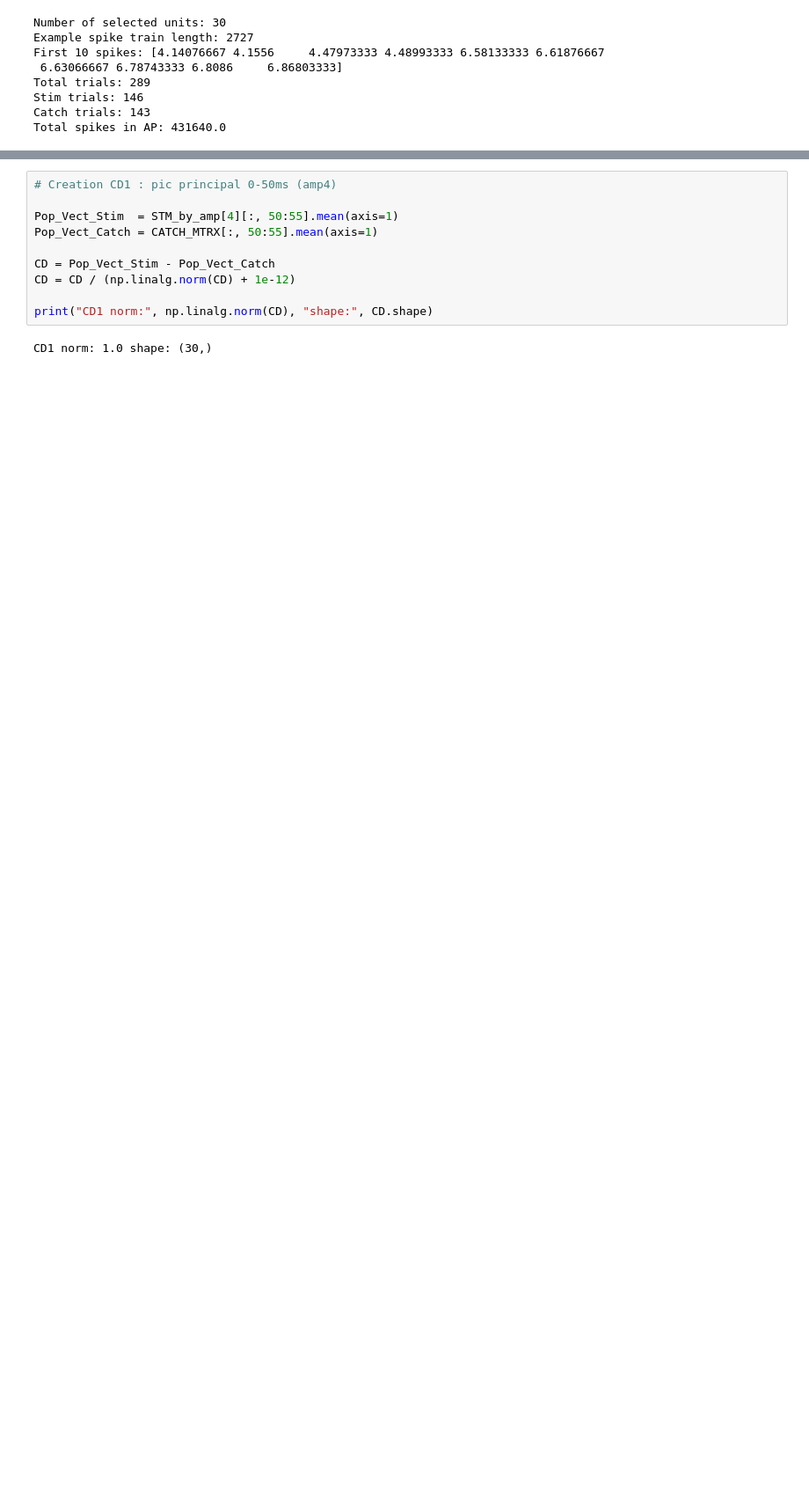
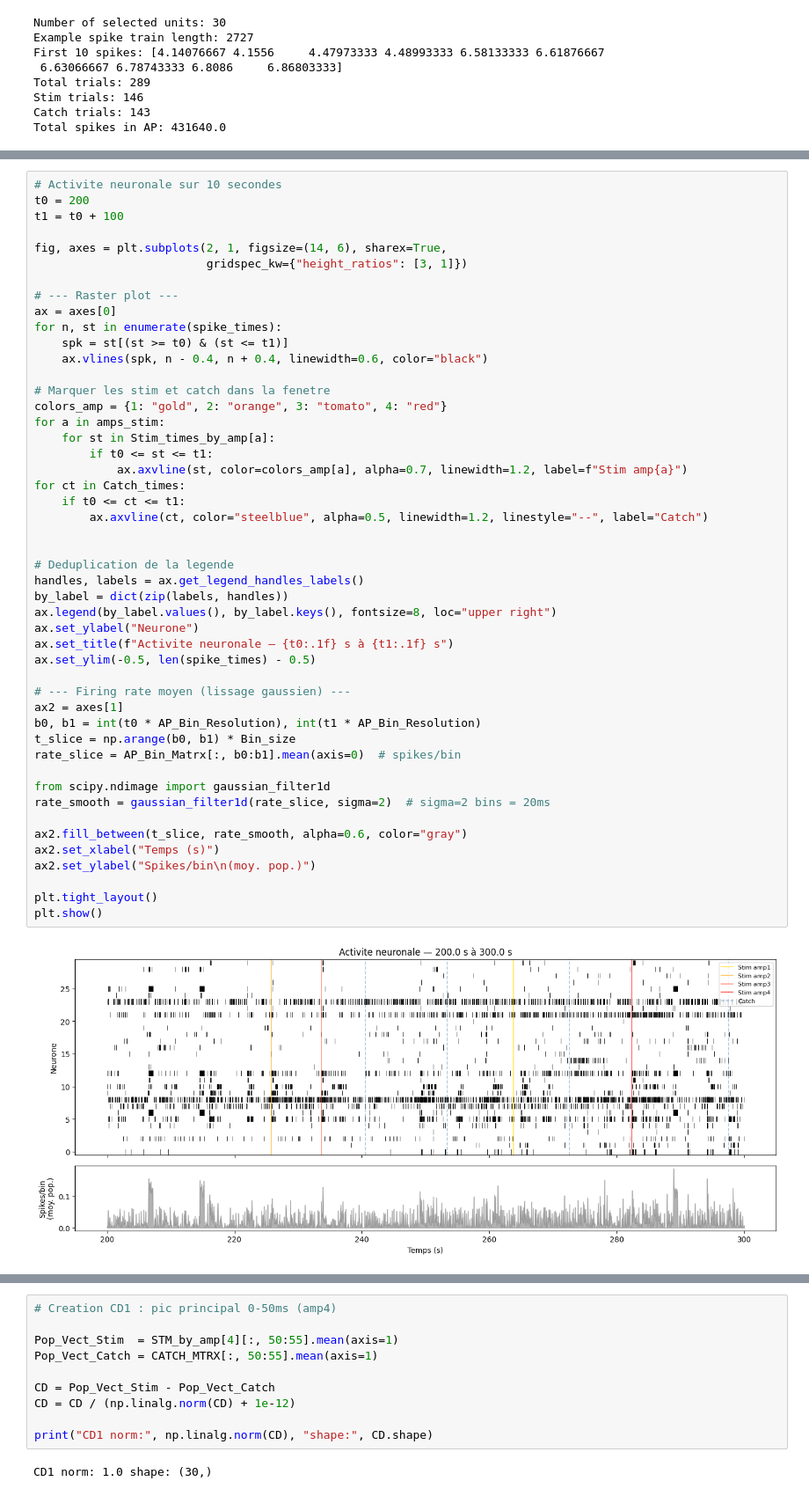
Before and after one commit to guenzi/NEURO-X-Project-I, a Jupyter notebook: rdv5mars.ipynb, the cells around one changed output, grey strips where cells are left out. Shown at 88% size. Saved outputs shown, nothing was run; the diff lists cells and outputs as text; blank space fills up the shorter version.

```diff
--- a/rdv5mars.ipynb
+++ b/rdv5mars.ipynb
@@ -120,0 +123,50 @@ plt.show()
+# %%
+# Activite neuronale sur 10 secondes
+t0 = 200
+t1 = t0 + 100
+
+fig, axes = plt.subplots(2, 1, figsize=(14, 6), sharex=True,
+                         gridspec_kw={"height_ratios": [3, 1]})
+
+# --- Raster plot ---
+ax = axes[0]
+for n, st in enumerate(spike_times):
+    spk = st[(st >= t0) & (st <= t1)]
+    ax.vlines(spk, n - 0.4, n + 0.4, linewidth=0.6, color="black")
+
+# Marquer les stim et catch dans la fenetre
+colors_amp = {1: "gold", 2: "orange", 3: "tomato", 4: "red"}
+for a in amps_stim:
+    for st in Stim_times_by_amp[a]:
+        if t0 <= st <= t1:
+            ax.axvline(st, color=colors_amp[a], alpha=0.7, linewidth=1.2, label=f"Stim amp{a}")
+for ct in Catch_times:
+    if t0 <= ct <= t1:
+        ax.axvline(ct, color="steelblue", alpha=0.5, linewidth=1.2, linestyle="--", label="Catch")
+
+
+# Deduplication de la legende
+handles, labels = ax.get_legend_handles_labels()
+by_label = dict(zip(labels, handles))
+ax.legend(by_label.values(), by_label.keys(), fontsize=8, loc="upper right")
+ax.set_ylabel("Neurone")
+ax.set_title(f"Activite neuronale — {t0:.1f} s à {t1:.1f} s")
+ax.set_ylim(-0.5, len(spike_times) - 0.5)
+
+# --- Firing rate moyen (lissage gaussien) ---
+ax2 = axes[1]
+b0, b1 = int(t0 * AP_Bin_Resolution), int(t1 * AP_Bin_Resolution)
+t_slice = np.arange(b0, b1) * Bin_size
+rate_slice = AP_Bin_Matrx[:, b0:b1].mean(axis=0)  # spikes/bin
+
+from scipy.ndimage import gaussian_filter1d
+rate_smooth = gaussian_filter1d(rate_slice, sigma=2)  # sigma=2 bins = 20ms
+
+ax2.fill_between(t_slice, rate_smooth, alpha=0.6, color="gray")
+ax2.set_xlabel("Temps (s)")
+ax2.set_ylabel("Spikes/bin\n(moy. pop.)")
+
+plt.tight_layout()
+plt.show()
+# %% [output]
+[figure, added]
```
Also changed, not shown: parts of 8 cells of this notebook.
